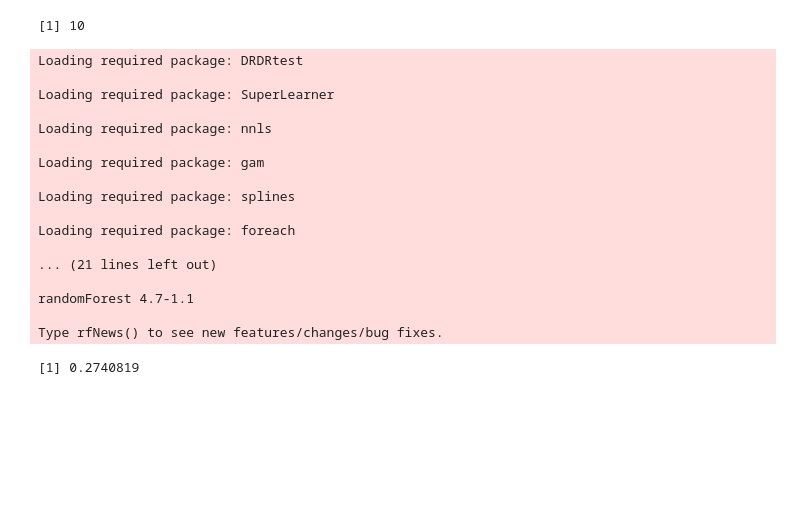
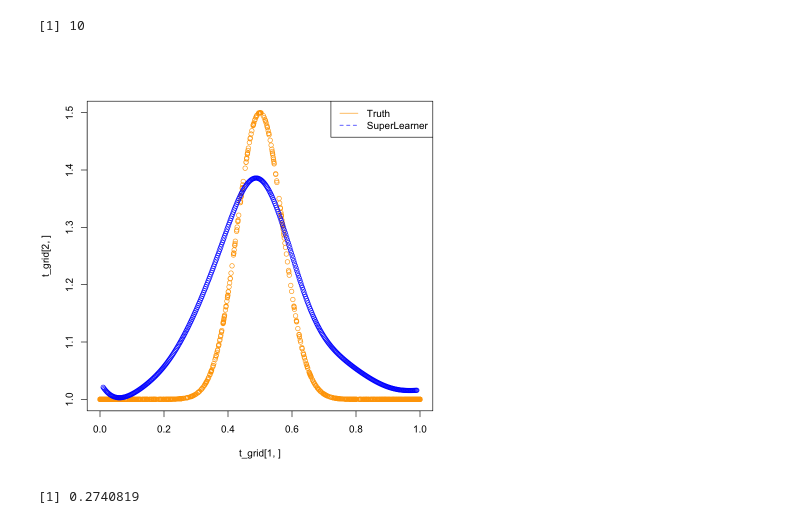
Before and after one commit to yanyuchen/causal_net_test, a Jupyter notebook: R.ipynb, the cells around one changed output. Drawn from its saved outputs; the diff is of its cells as text; code cells hidden in the pictures; blank space fills up the shorter version.

```diff
--- a/R.ipynb
+++ b/R.ipynb
@@ -365,43 +365,15 @@ min(detectCores(), 40)
 # %% [output]
 [1] 10
 # %%
-if (require(DRDRtest) == F){
-  install.packages("DRDRtest")
-}
-
-if (require(SuperLearner) == F){
-  install.packages("SuperLearner")
-}
-
-if (require(earth) == F){
-  install.packages("earth")
-}
-
-if (require(randomForest) == F){
-  install.packages("randomForest")
-}
-
 library(DRDRtest)
 library(SuperLearner)
 library(earth)
-library(randomForest)
+library(glmnet)
 
-num = 2
-delta_list = c(0, 0.5) #seq(0, 0.5, 0.1)
+num = 1
+delta_list = c(0.5) #seq(0, 0.5, 0.1)
 
 save_dir = 'R/logs/simu2/eval/'
-if (dir.exists(substr(save_dir, 1, 1)) == F){
-    dir.create(substr(save_dir, 1, 1))
-}
-if (dir.exists(substr(save_dir, 1, 6)) == F){
-    dir.create(substr(save_dir, 1, 6))
-}
-if (dir.exists(substr(save_dir, 1, 12)) == F){
-    dir.create(substr(save_dir, 1, 12))
-}
-if (dir.exists(save_dir) == F){
-    dir.create(save_dir)
-}
 
 triangle <- function(a,delta){
     y <- exp(-100 * (a-0.5)^2)*delta
@@ -409,7 +381,7 @@ triangle <- function(a,delta){
 }
 
 mu.mod <- function(a,l,delta){
-    mu <- as.numeric(l%*%c(0.2,0.2,0.3,-0.1))+triangle(a, delta)+a*(-0.1*l[,1]+0.1*l[,3])
+    mu <- as.numeric(l%*%c(0.2,0.2,0.3,-0.1))+triangle(a, delta)+a*(-0.1*l[,1]+0.1*l[,3]) + 1
     return(mu)
 }
 
@@ -445,7 +417,7 @@ for (delta in delta_list){
       p_val[i] = out$p.value
 
       # default algs: "SL.earth", "SL.glm", "SL.gam", "SL.glmnet"
-      alg_list = c("SL.earth", "SL.glm", "SL.gam", "SL.randomForest")
+      alg_list = c("SL.earth", "SL.glm", "SL.gam", "SL.glmnet")#"SL.randomForest")
       start_time <- Sys.time()
       out <- drdrtest.superlearner(y, a, l, c(0.01,0.99), pi.sl.lib = alg_list, mu.sl.lib = alg_list, b = 200)
       end_time <- Sys.time()
@@ -453,26 +425,12 @@ for (delta in delta_list){
       p_val2[i] = out$p.value
       }
 
-    write.table(p_val, file=paste(save_dir, "p_val_oracal_delta_", delta , '.txt', sep = ''), row.names=FALSE, col.names=FALSE)
-    write.table(p_val2, file=paste(save_dir, "p_val_SuperLearner_delta_", delta , '.txt', sep = ''), row.names=FALSE, col.names=FALSE)
-    write.table(time_cost, file=paste(save_dir, "run_time_oracal_delta_", delta , '.txt', sep = ''), row.names=FALSE, col.names=FALSE)
-    write.table(time_cost2, file=paste(save_dir, "run_time_SuperLearner_delta_", delta , '.txt', sep = ''), row.names=FALSE, col.names=FALSE)
+    #write.table(p_val, file=paste(save_dir, "p_val_oracal_delta_", delta , '.txt', sep = ''), row.names=FALSE, col.names=FALSE)
+    #write.table(p_val2, file=paste(save_dir, "p_val_SuperLearner_delta_", delta , '.txt', sep = ''), row.names=FALSE, col.names=FALSE)
+    #write.table(time_cost, file=paste(save_dir, "run_time_oracal_delta_", delta , '.txt', sep = ''), row.names=FALSE, col.names=FALSE)
+    #write.table(time_cost2, file=paste(save_dir, "run_time_SuperLearner_delta_", delta , '.txt', sep = ''), row.names=FALSE, col.names=FALSE)
 }
-# %% [output]
-Loading required package: DRDRtest
-
-Loading required package: SuperLearner
-
-Loading required package: nnls
-
-Loading required package: gam
-
-Loading required package: splines
-
-Loading required package: foreach
-
-... (21 lines left out)
-
-randomForest 4.7-1.1
-
-Type rfNews() to see new features/changes/bug fixes.
+# %%
+t_grid = read.csv(paste(getwd(), load_dir, 'delta_', toString(delta), '_t_grid.txt', sep = ''), header = F, sep = ' ')
+colnames(t_grid) = NULL
+t_grid = as.matrix(t_grid)
@@ -479,3 +485,9 @@ Type rfNews() to see new features/changes/bug fixes.
+# %%
+plot(t_grid[1,], t_grid[2,], col = 'orange')
+points(out$loc.fit$x, out$loc.fit$y, col = 'blue')
+legend("topright", legend=c("Truth", "SuperLearner"), col=c("orange", "blue"), lty=1:2)
+# %% [output]
+[figure, added]
 # %%
 alpha = 0.05
 rej_rate = rep(0, length(delta_list))
```
Also changed, not shown: parts of 32 cells of this notebook, 46 other files.
